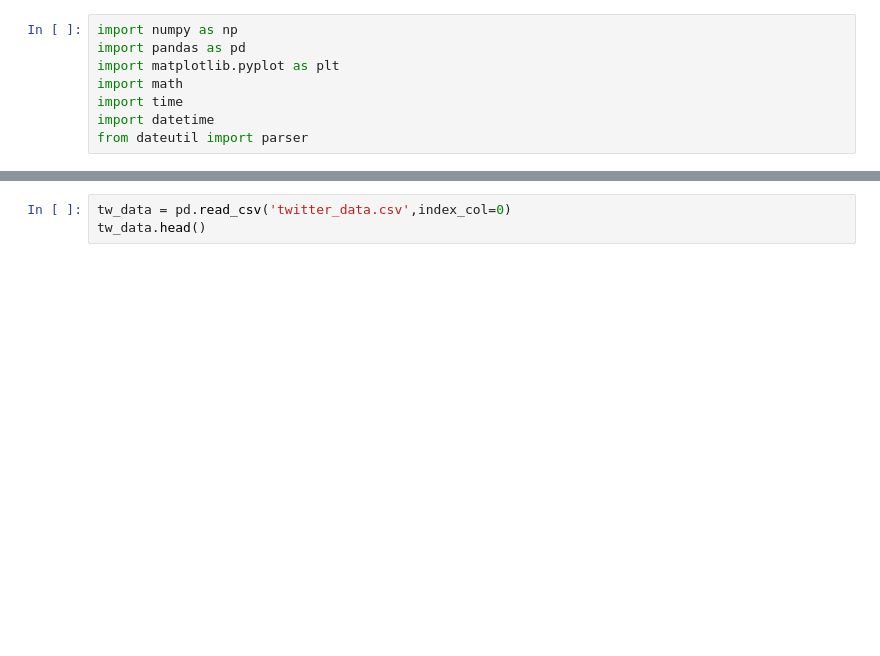
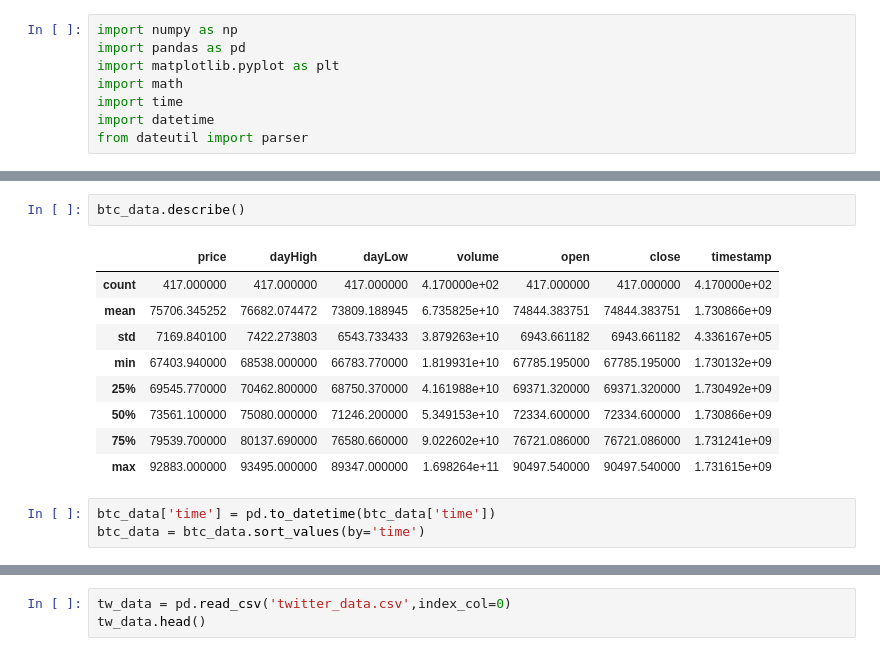
Before and after one commit to RubyQianru/Crypto-Price-and-Twitter-Sentimental-Analysis, a Jupyter notebook: main.ipynb, the cells around one changed output, grey strips where cells are left out. Cells and saved outputs as stored; diff of their text form; blank space fills up the shorter version.

```diff
--- a/main.ipynb
+++ b/main.ipynb
@@ -8,0 +24,15 @@ from dateutil import parser
+# %%
+btc_data.describe()
+# %% [output]
+|  | price | dayHigh | dayLow | volume | open | close | timestamp |
+| count | 417.000000 | 417.000000 | 417.000000 | 4.170000e+02 | 417.000000 | 417.000000 | 4.170000e+02 |
+| mean | 75706.345252 | 76682.074472 | 73809.188945 | 6.735825e+10 | 74844.383751 | 74844.383751 | 1.730866e+09 |
+| std | 7169.840100 | 7422.273803 | 6543.733433 | 3.879263e+10 | 6943.661182 | 6943.661182 | 4.336167e+05 |
+| min | 67403.940000 | 68538.000000 | 66783.770000 | 1.819931e+10 | 67785.195000 | 67785.195000 | 1.730132e+09 |
+| 25% | 69545.770000 | 70462.800000 | 68750.370000 | 4.161988e+10 | 69371.320000 | 69371.320000 | 1.730492e+09 |
+| 50% | 73561.100000 | 75080.000000 | 71246.200000 | 5.349153e+10 | 72334.600000 | 72334.600000 | 1.730866e+09 |
+| 75% | 79539.700000 | 80137.690000 | 76580.660000 | 9.022602e+10 | 76721.086000 | 76721.086000 | 1.731241e+09 |
+| max | 92883.000000 | 93495.000000 | 89347.000000 | 1.698264e+11 | 90497.540000 | 90497.540000 | 1.731615e+09 |
+# %%
+btc_data['time'] = pd.to_datetime(btc_data['time'])
+btc_data = btc_data.sort_values(by='time')
```
Also changed, not shown: parts of 31 cells of this notebook, 4 other files.
